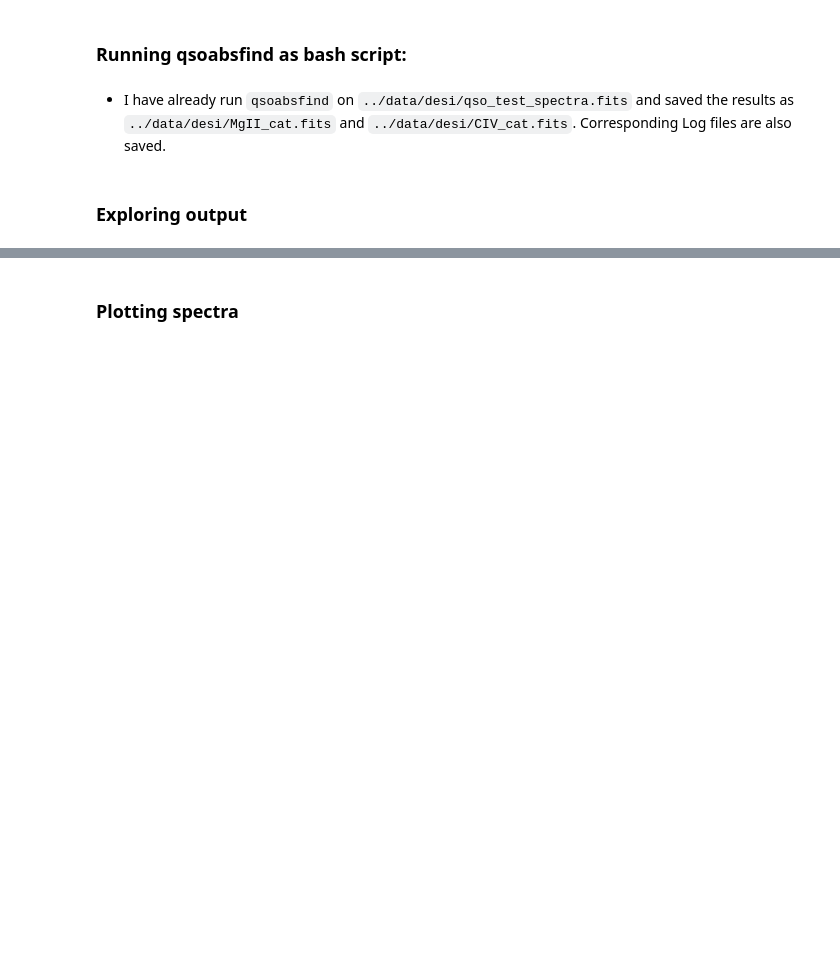
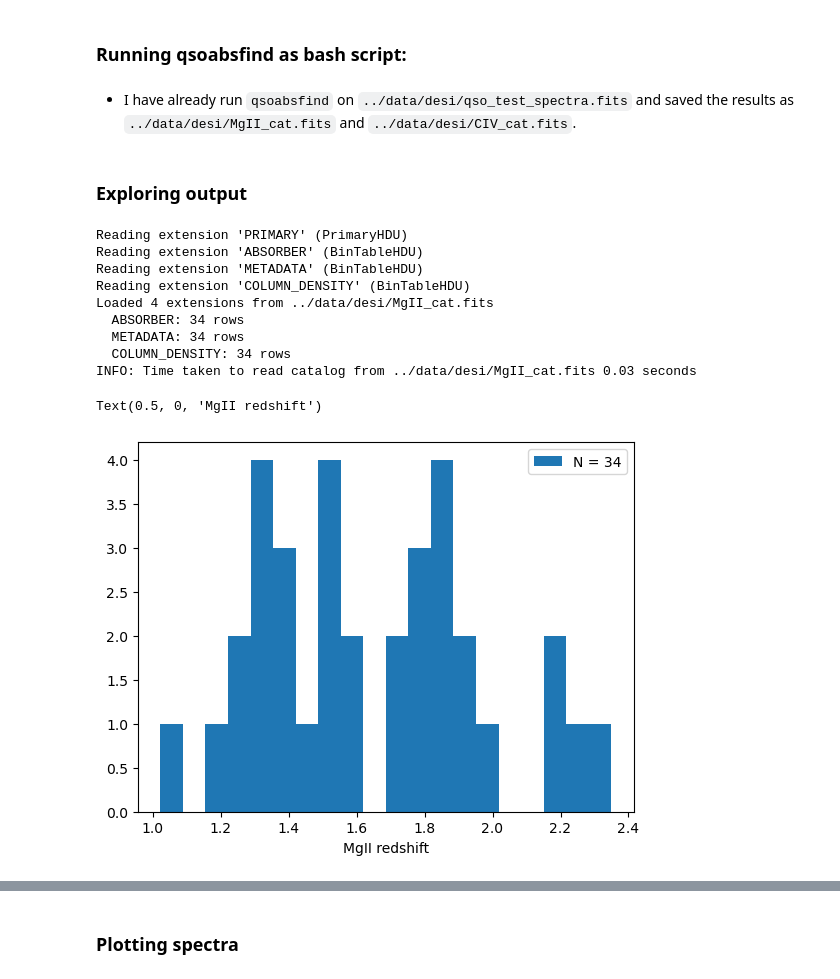
Before and after one commit to abhi0395/qsoabsfind, a Jupyter notebook: nb/desi_example.ipynb, the cells around one changed output, grey strips where cells are left out. Saved outputs shown, nothing was run; the diff lists cells and outputs as text; code cells hidden in the pictures; blank space fills up the shorter version.

```diff
--- a/nb/desi_example.ipynb
+++ b/nb/desi_example.ipynb
@@ -39,13 +48,27 @@ hdul.close()
 #   echo "Finished $absorber"
 # done
 # %% [markdown]
-- I have already run `qsoabsfind` on `../data/desi/qso_test_spectra.fits` and saved the results as `../data/desi/MgII_cat.fits` and `../data/desi/CIV_cat.fits`. Corresponding Log files are also saved.
+- I have already run `qsoabsfind` on `../data/desi/qso_test_spectra.fits` and saved the results as `../data/desi/MgII_cat.fits` and `../data/desi/CIV_cat.fits`.
 # %% [markdown]
 ### Exploring output
 # %%
-mgii_tab = Table.read(f'../data/desi/MgII_cat.fits', hdu=1)
-zabs = mgii_tab["Z_ABS"].data
+from qsoabsfind.spec import AbsorberData
+mgii_tab = AbsorberData(f'../data/desi/MgII_cat.fits')
+mgii_tab.read_catalog()
+zabs = mgii_tab.catalog["Z_ABS"].data
 plt.hist(zabs, bins=20, label = f'N = {zabs.size}')
 plt.legend()
 plt.xlabel('MgII redshift')
+# %% [output]
+Reading extension 'PRIMARY' (PrimaryHDU)
+Reading extension 'ABSORBER' (BinTableHDU)
+Reading extension 'METADATA' (BinTableHDU)
+Reading extension 'COLUMN_DENSITY' (BinTableHDU)
+Loaded 4 extensions from ../data/desi/MgII_cat.fits
+  ABSORBER: 34 rows
+  METADATA: 34 rows
+  COLUMN_DENSITY: 34 rows
+INFO: Time taken to read catalog from ../data/desi/MgII_cat.fits 0.03 seconds
+Text(0.5, 0, 'MgII redshift')
+[figure, added]
 # %%
```
Also changed, not shown: parts of 7 cells of this notebook, 8 other files.
